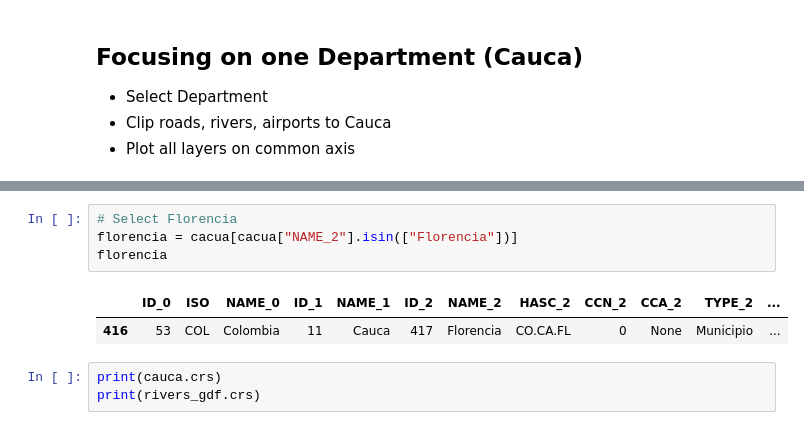
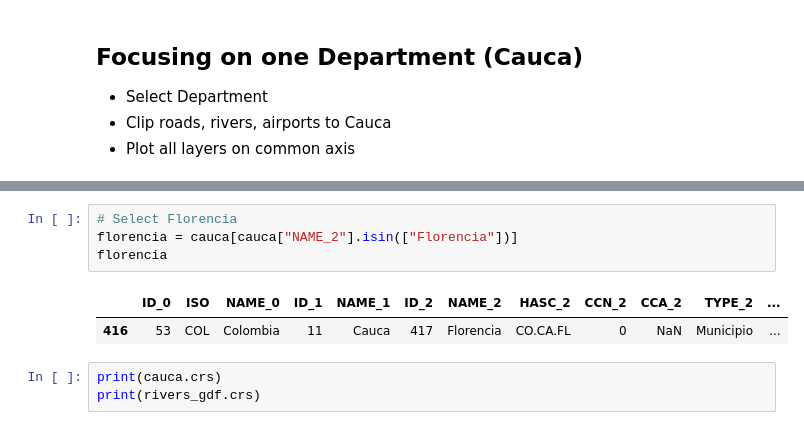
Before and after one commit to rlopezmo1988/03-geopark-vector-data, a Jupyter notebook: notebooks/geopark-vector-data-solutions.ipynb, the cells around one changed output, grey strips where cells are left out. Cells and saved outputs as stored; diff of their text form.

```diff
--- a/notebooks/geopark-vector-data-solutions.ipynb
+++ b/notebooks/geopark-vector-data-solutions.ipynb
@@ -570,10 +517,10 @@ cauca
 # %%
 # Select Florencia
-florencia = cacua[cacua["NAME_2"].isin(["Florencia"])]
+florencia = cauca[cauca["NAME_2"].isin(["Florencia"])]
 florencia
 # %% [output]
 |  | ID_0 | ISO | NAME_0 | ID_1 | NAME_1 | ID_2 | NAME_2 | HASC_2 | CCN_2 | CCA_2 | TYPE_2 | ... |
-| 416 | 53 | COL | Colombia | 11 | Cauca | 417 | Florencia | CO.CA.FL | 0 | None | Municipio | ... |
+| 416 | 53 | COL | Colombia | 11 | Cauca | 417 | Florencia | CO.CA.FL | 0 | NaN | Municipio | ... |
 # %%
 print(cauca.crs)
 print(rivers_gdf.crs)
```
Also changed, not shown: parts of 27 cells of this notebook, 4 other files.
